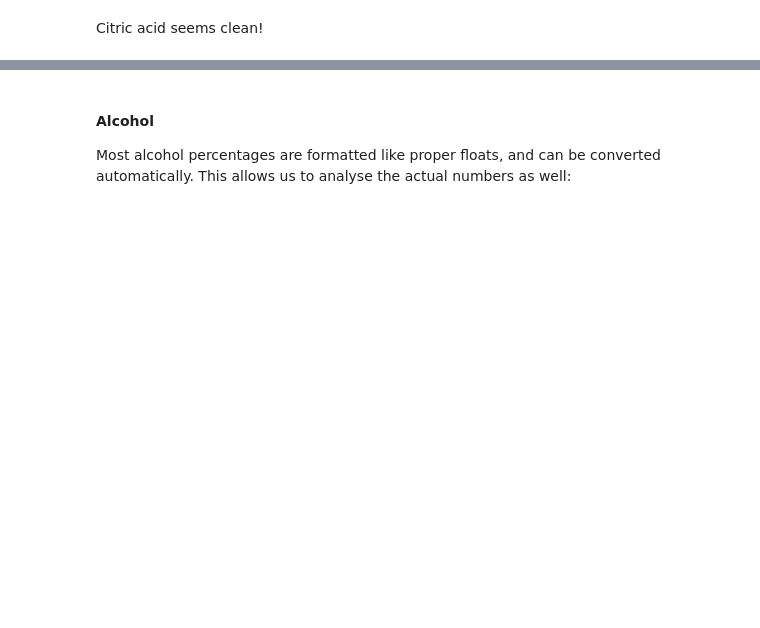
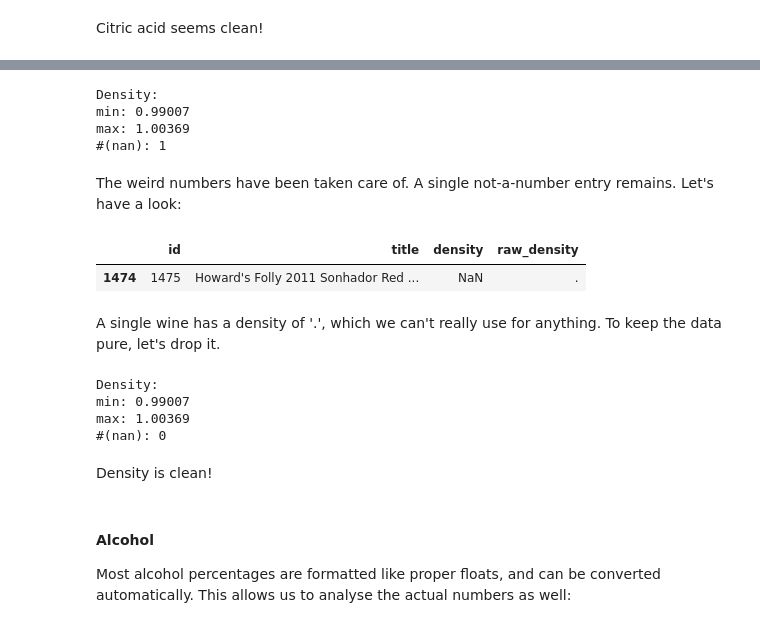
Before and after one commit to m-jeu/CM_0, a Jupyter notebook: redwine.ipynb, the cells around one changed output, grey strips where cells are left out. Saved outputs shown, nothing was run; the diff lists cells and outputs as text; code cells hidden in the pictures; blank space fills up the shorter version.

```diff
--- a/redwine.ipynb
+++ b/redwine.ipynb
@@ -98,0 +224,28 @@ Citric acid seems clean!
+# %%
+def divide_until_at(num: float,
+                    target: float,
+                    divide_by: float,
+                    delta: float,
+                    max_recursions: int = 0) -> float:
+    """Recursively divide a number until it's either within a certain range of a target number,
+    or the max number of recursions is reached.
+
+    Args:
+        num: input number to divide.
+        target: target number to get within a certain range of.
+        divide_by: number to divide input number by.
+        delta: amount of distance the input number could be from the target number to be considered a success.
+        max_recursion: amount of recursion after which the function should give up.
+
+    Returns:
+        num divided by divide_by a certain amount of times, so that it's within delta of target.
+        amount of times num is divided can also be 0.
+        None if max_recursions gets violated."""
+    if max_recursions < 0:
+        return None
+    if abs(num - target) < delta:
+        return num
+    return divide_until_at((num / divide_by), target, divide_by, delta, (max_recursions - 1))
+
+dataset["density"] = dataset["density"].apply(lambda x: divide_until_at(x, 1, 10, 0.1, 2))
+dataset["density"].describe()
@@ -99,3 +262,29 @@ Citric acid seems clean!
+# %%
+simple_describe(dataset["density"], "Density")
+# %% [output]
+Density:
+min: 0.99007
+max: 1.00369
+#(nan): 1
+# %% [markdown]
+The weird numbers have been taken care of. A single not-a-number entry remains. Let's have a look:
+# %%
+dataset.loc[dataset["density"].isnull()][['id', 'title', 'density', 'raw_density']]
+# %% [output]
+|  | id | title | density | raw_density |
+| 1474 | 1475 | Howard's Folly 2011 Sonhador Red ... | NaN | . |
+# %% [markdown]
+A single wine has a density of '.', which we can't really use for anything. To keep the data pure, let's drop it.
+# %%
+dataset = dataset[dataset["density"].notna()]
+simple_describe(dataset["density"], "Density")
+# %% [output]
+Density:
+min: 0.99007
+max: 1.00369
+#(nan): 0
+# %% [markdown]
+Density is clean!
 # %% [markdown]
 <h4>Alcohol</h4>
 
```
Also changed, not shown: parts of 21 cells of this notebook.
